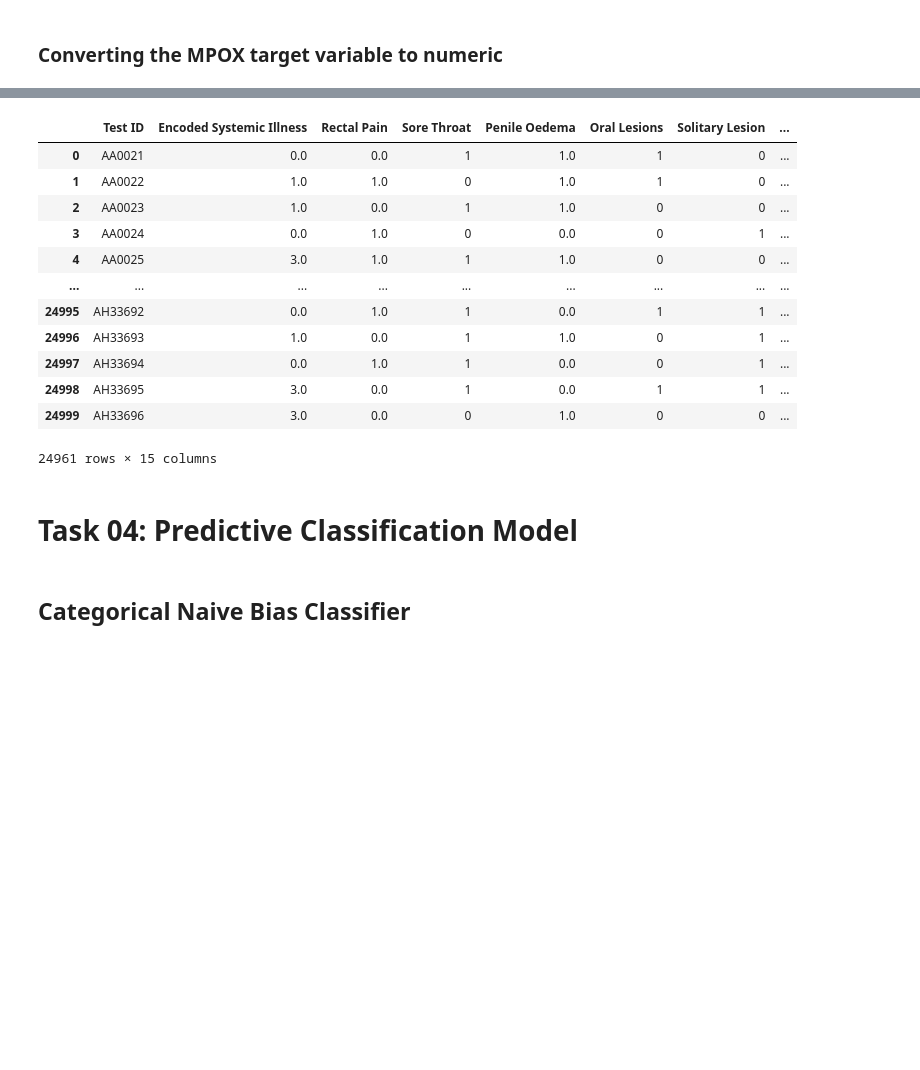
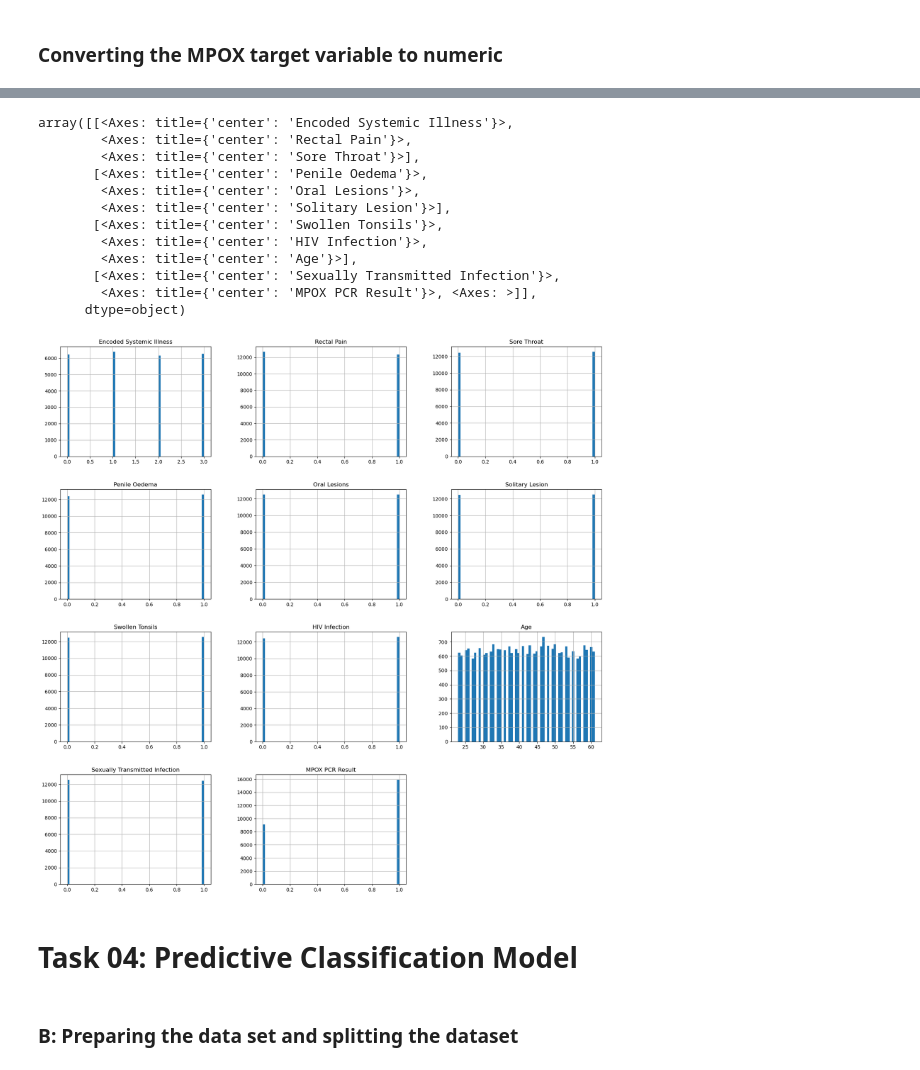
Before and after one commit to thegayankalinga/CW1, a Jupyter notebook: cw1.ipynb, the cells around one changed output, grey strips where cells are left out. Saved outputs shown, nothing was run; the diff lists cells and outputs as text; code cells hidden in the pictures; blank space fills up the shorter version.

```diff
--- a/cw1.ipynb
+++ b/cw1.ipynb
@@ -529,22 +473,22 @@ dtype: object
-# %%
-data_frame_with_retained_variables
-# %% [output]
-|  | Test ID | Encoded Systemic Illness | Rectal Pain | Sore Throat | Penile Oedema | Oral Lesions | Solitary Lesion | ... |
-| 0 | AA0021 | 0.0 | 0.0 | 1 | 1.0 | 1 | 0 | ... |
-| 1 | AA0022 | 1.0 | 1.0 | 0 | 1.0 | 1 | 0 | ... |
-| 2 | AA0023 | 1.0 | 0.0 | 1 | 1.0 | 0 | 0 | ... |
-| 3 | AA0024 | 0.0 | 1.0 | 0 | 0.0 | 0 | 1 | ... |
-| 4 | AA0025 | 3.0 | 1.0 | 1 | 1.0 | 0 | 0 | ... |
-| ... | ... | ... | ... | ... | ... | ... | ... | ... |
-| 24995 | AH33692 | 0.0 | 1.0 | 1 | 0.0 | 1 | 1 | ... |
-| 24996 | AH33693 | 1.0 | 0.0 | 1 | 1.0 | 0 | 1 | ... |
-| 24997 | AH33694 | 0.0 | 1.0 | 1 | 0.0 | 0 | 1 | ... |
-| 24998 | AH33695 | 3.0 | 0.0 | 1 | 0.0 | 1 | 1 | ... |
-| 24999 | AH33696 | 3.0 | 0.0 | 0 | 1.0 | 0 | 0 | ... |
-24961 rows × 15 columns
+# %%
+df_monkey_pox.hist(bins = 60, figsize = (20,20))
+# %% [output]
+array([[<Axes: title={'center': 'Encoded Systemic Illness'}>,
+        <Axes: title={'center': 'Rectal Pain'}>,
+        <Axes: title={'center': 'Sore Throat'}>],
+       [<Axes: title={'center': 'Penile Oedema'}>,
+        <Axes: title={'center': 'Oral Lesions'}>,
+        <Axes: title={'center': 'Solitary Lesion'}>],
+       [<Axes: title={'center': 'Swollen Tonsils'}>,
+        <Axes: title={'center': 'HIV Infection'}>,
+        <Axes: title={'center': 'Age'}>],
+       [<Axes: title={'center': 'Sexually Transmitted Infection'}>,
+        <Axes: title={'center': 'MPOX PCR Result'}>, <Axes: >]],
+      dtype=object)
+[figure, added]
 # %% [markdown]
 # Task 04: Predictive Classification Model
-# %% [markdown]
-## Categorical Naive Bias Classifier
+# %% [markdown]
+### B: Preparing the data set and splitting the dataset
 # %%
 from sklearn.model_selection import train_test_split
```
Also changed, not shown: parts of 113 cells of this notebook, 1 other file.
